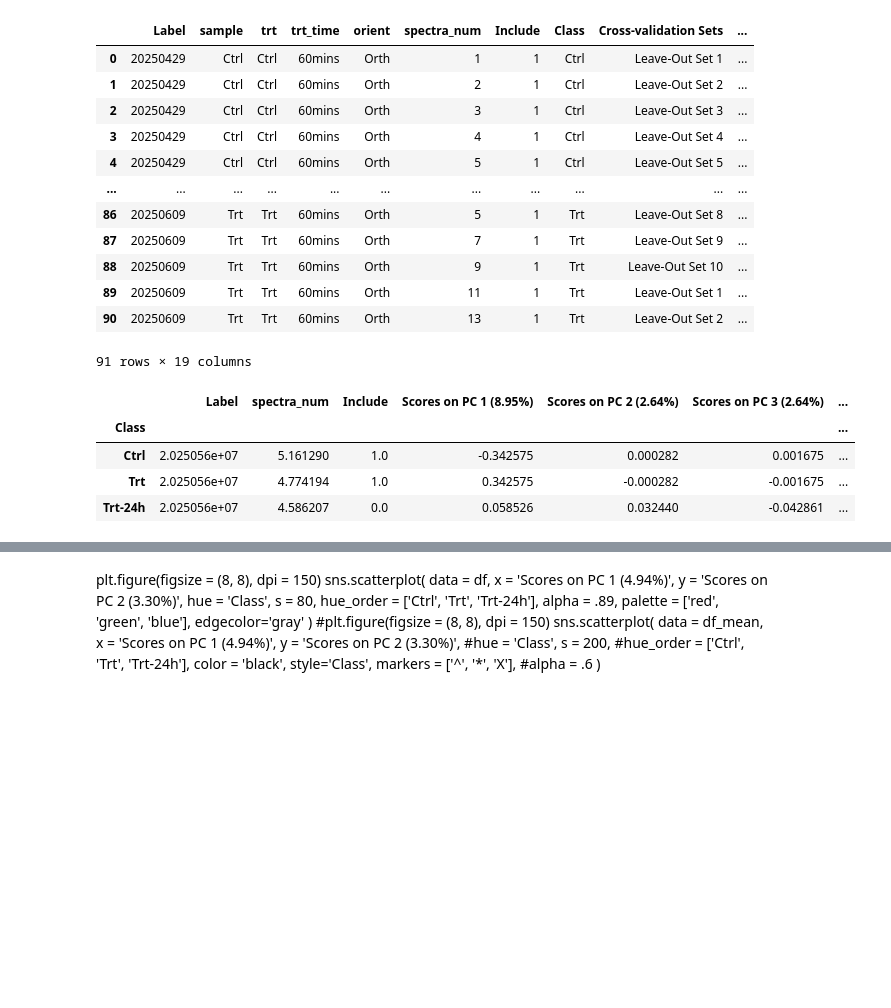
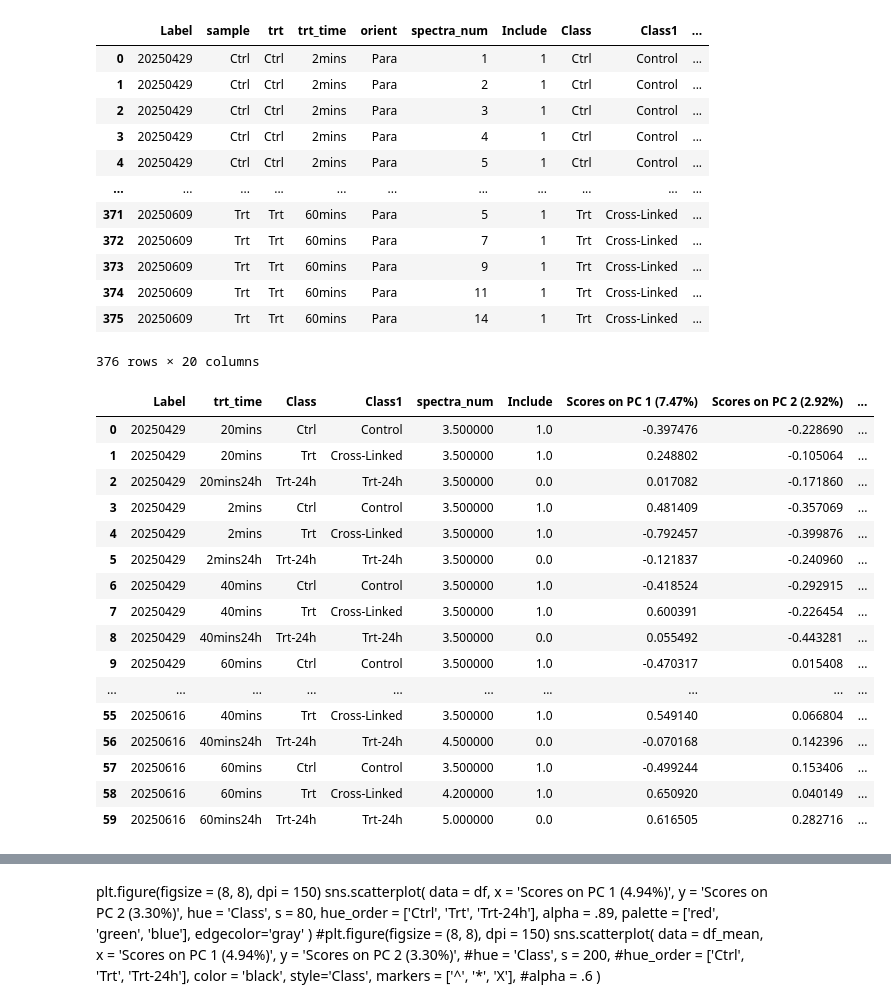
Before and after one commit to bunmiadejimi/Raman_Collagen, a Jupyter notebook: pca_plots_ellipse.ipynb, the cells around one changed output, grey strips where cells are left out. Cells and saved outputs as stored; diff of their text form; code cells hidden in the pictures; blank space fills up the shorter version.

```diff
--- a/pca_plots_ellipse.ipynb
+++ b/pca_plots_ellipse.ipynb
@@ -13,29 +13,41 @@ from statsmodels.stats.multicomp import pairwise_tukeyhsd
 import os
 from matplotlib.patches import Ellipse
 # %%
-df = pd.read_csv('c:\\Users\\oadeji01\\OneDrive - Tufts\\Bunmi - NavehLab-01\\Raman_Bunmi\\Master_Data\\PCA\\PheNorm\\60min_Orth_Scoresx.csv')
+df = pd.read_excel('c:\\Users\\oadeji01\\OneDrive - Tufts\\Bunmi - NavehLab-01\\Raman_Bunmi\\Master_Data\\PCA\\PheNorm\\Scores_Para_-24h.xlsx', sheet_name='Sheet1')
 # %%
 df
 # %% [output]
-|  | Label | sample | trt | trt_time | orient | spectra_num | Include | Class | Cross-validation Sets | ... |
-| 0 | 20250429 | Ctrl | Ctrl | 60mins | Orth | 1 | 1 | Ctrl | Leave-Out Set 1 | ... |
-| 1 | 20250429 | Ctrl | Ctrl | 60mins | Orth | 2 | 1 | Ctrl | Leave-Out Set 2 | ... |
-| 2 | 20250429 | Ctrl | Ctrl | 60mins | Orth | 3 | 1 | Ctrl | Leave-Out Set 3 | ... |
-| 3 | 20250429 | Ctrl | Ctrl | 60mins | Orth | 4 | 1 | Ctrl | Leave-Out Set 4 | ... |
-| 4 | 20250429 | Ctrl | Ctrl | 60mins | Orth | 5 | 1 | Ctrl | Leave-Out Set 5 | ... |
+|  | Label | sample | trt | trt_time | orient | spectra_num | Include | Class | Class1 | ... |
+| 0 | 20250429 | Ctrl | Ctrl | 2mins | Para | 1 | 1 | Ctrl | Control | ... |
+| 1 | 20250429 | Ctrl | Ctrl | 2mins | Para | 2 | 1 | Ctrl | Control | ... |
+| 2 | 20250429 | Ctrl | Ctrl | 2mins | Para | 3 | 1 | Ctrl | Control | ... |
+| 3 | 20250429 | Ctrl | Ctrl | 2mins | Para | 4 | 1 | Ctrl | Control | ... |
+| 4 | 20250429 | Ctrl | Ctrl | 2mins | Para | 5 | 1 | Ctrl | Control | ... |
 | ... | ... | ... | ... | ... | ... | ... | ... | ... | ... | ... |
-| 86 | 20250609 | Trt | Trt | 60mins | Orth | 5 | 1 | Trt | Leave-Out Set 8 | ... |
-| 87 | 20250609 | Trt | Trt | 60mins | Orth | 7 | 1 | Trt | Leave-Out Set 9 | ... |
-| 88 | 20250609 | Trt | Trt | 60mins | Orth | 9 | 1 | Trt | Leave-Out Set 10 | ... |
-| 89 | 20250609 | Trt | Trt | 60mins | Orth | 11 | 1 | Trt | Leave-Out Set 1 | ... |
-| 90 | 20250609 | Trt | Trt | 60mins | Orth | 13 | 1 | Trt | Leave-Out Set 2 | ... |
+| 371 | 20250609 | Trt | Trt | 60mins | Para | 5 | 1 | Trt | Cross-Linked | ... |
+| 372 | 20250609 | Trt | Trt | 60mins | Para | 7 | 1 | Trt | Cross-Linked | ... |
+| 373 | 20250609 | Trt | Trt | 60mins | Para | 9 | 1 | Trt | Cross-Linked | ... |
+| 374 | 20250609 | Trt | Trt | 60mins | Para | 11 | 1 | Trt | Cross-Linked | ... |
+| 375 | 20250609 | Trt | Trt | 60mins | Para | 14 | 1 | Trt | Cross-Linked | ... |
-91 rows × 19 columns
+376 rows × 20 columns
 # %%
-df_mean = df.groupby('Class').mean(numeric_only=True)
+df_mean = df.groupby(['Label','trt_time','Class', 'Class1']).mean(numeric_only=True).reset_index()
 df_mean
 # %% [output]
-|  | Label | spectra_num | Include | Scores on PC 1 (8.95%) | Scores on PC 2 (2.64%) | Scores on PC 3 (2.64%) | ... |
-| Class |  |  |  |  |  |  | ... |
-| Ctrl | 2.025056e+07 | 5.161290 | 1.0 | -0.342575 | 0.000282 | 0.001675 | ... |
-| Trt | 2.025056e+07 | 4.774194 | 1.0 | 0.342575 | -0.000282 | -0.001675 | ... |
-| Trt-24h | 2.025056e+07 | 4.586207 | 0.0 | 0.058526 | 0.032440 | -0.042861 | ... |
+|  | Label | trt_time | Class | Class1 | spectra_num | Include | Scores on PC 1 (7.47%) | Scores on PC 2 (2.92%) | ... |
+| 0 | 20250429 | 20mins | Ctrl | Control | 3.500000 | 1.0 | -0.397476 | -0.228690 | ... |
+| 1 | 20250429 | 20mins | Trt | Cross-Linked | 3.500000 | 1.0 | 0.248802 | -0.105064 | ... |
+| 2 | 20250429 | 20mins24h | Trt-24h | Trt-24h | 3.500000 | 0.0 | 0.017082 | -0.171860 | ... |
+| 3 | 20250429 | 2mins | Ctrl | Control | 3.500000 | 1.0 | 0.481409 | -0.357069 | ... |
+| 4 | 20250429 | 2mins | Trt | Cross-Linked | 3.500000 | 1.0 | -0.792457 | -0.399876 | ... |
+| 5 | 20250429 | 2mins24h | Trt-24h | Trt-24h | 3.500000 | 0.0 | -0.121837 | -0.240960 | ... |
+| 6 | 20250429 | 40mins | Ctrl | Control | 3.500000 | 1.0 | -0.418524 | -0.292915 | ... |
+| 7 | 20250429 | 40mins | Trt | Cross-Linked | 3.500000 | 1.0 | 0.600391 | -0.226454 | ... |
+| 8 | 20250429 | 40mins24h | Trt-24h | Trt-24h | 3.500000 | 0.0 | 0.055492 | -0.443281 | ... |
+| 9 | 20250429 | 60mins | Ctrl | Control | 3.500000 | 1.0 | -0.470317 | 0.015408 | ... |
+| ... | ... | ... | ... | ... | ... | ... | ... | ... | ... |
+| 55 | 20250616 | 40mins | Trt | Cross-Linked | 3.500000 | 1.0 | 0.549140 | 0.066804 | ... |
+| 56 | 20250616 | 40mins24h | Trt-24h | Trt-24h | 4.500000 | 0.0 | -0.070168 | 0.142396 | ... |
+| 57 | 20250616 | 60mins | Ctrl | Control | 3.500000 | 1.0 | -0.499244 | 0.153406 | ... |
+| 58 | 20250616 | 60mins | Trt | Cross-Linked | 4.200000 | 1.0 | 0.650920 | 0.040149 | ... |
+| 59 | 20250616 | 60mins24h | Trt-24h | Trt-24h | 5.000000 | 0.0 | 0.616505 | 0.282716 | ... |
```
Also changed, not shown: parts of 3 cells of this notebook.
